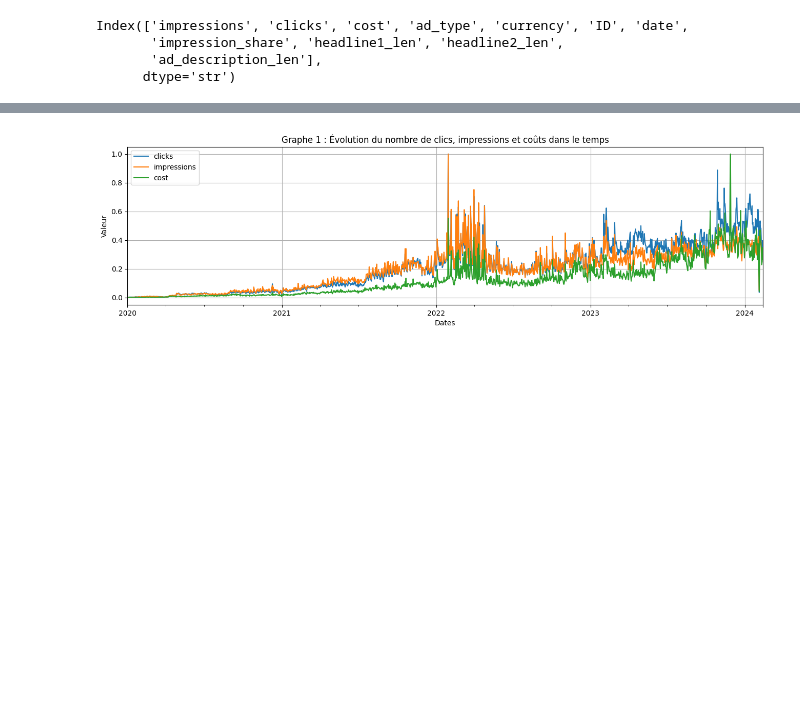
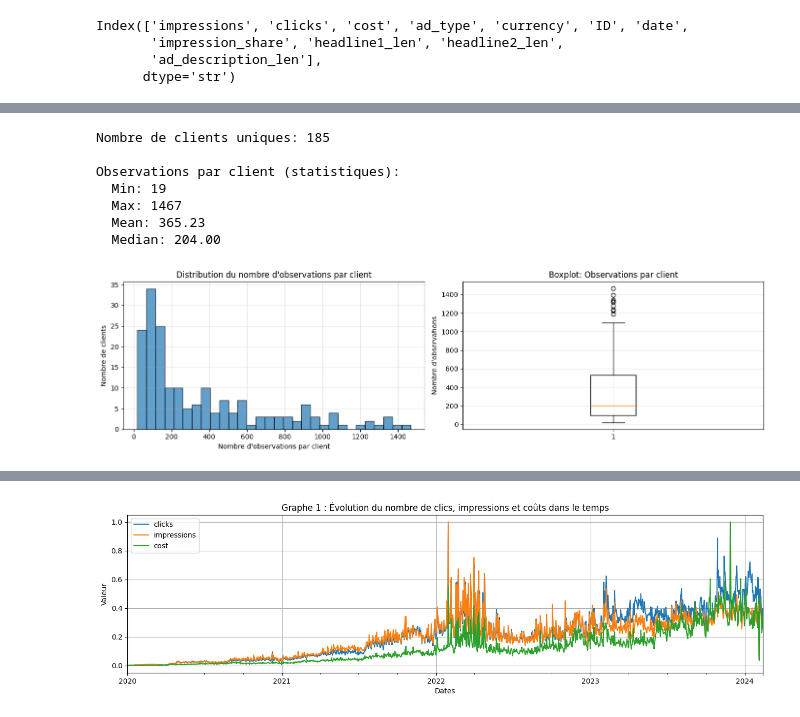
Before and after one commit to JOREL531/projet_deep_learning, a Jupyter notebook: src/notebook.ipynb, the cells around one changed output, grey strips where cells are left out. Saved outputs shown, nothing was run; the diff lists cells and outputs as text; code cells hidden in the pictures; blank space fills up the shorter version.

```diff
--- a/src/notebook.ipynb
+++ b/src/notebook.ipynb
@@ -104,0 +158,39 @@ Index(['impressions', 'clicks', 'cost', 'ad_type', 'currency', 'ID', 'date',
+# %%
+# On analyse des clients uniques et leurs couverture temporelle
+df_nclient = df_train.groupby(["date", "ID"]).size().reset_index(name="count")
+n_clients = df_nclient['ID'].nunique()
+print(f"Nombre de clients uniques: {n_clients}")
+
+# Statistiques du nombre d'observations par client
+obs_per_client = df_nclient.groupby('ID').size()
+print(f"\nObservations par client (statistiques):")
+print(f"  Min: {obs_per_client.min()}")
+print(f"  Max: {obs_per_client.max()}")
+print(f"  Mean: {obs_per_client.mean():.2f}")
+print(f"  Median: {obs_per_client.median():.2f}")
+
+# Graphe de distribution par client selon le nombre d'observation (nombre de dates)
+plt.figure(figsize=(14, 4))
+plt.subplot(1, 2, 1)
+plt.hist(obs_per_client, bins=30, edgecolor='black', alpha=0.7)
+plt.xlabel("Nombre d'observations par client")
+plt.ylabel("Nombre de clients")
+plt.title("Distribution du nombre d'observations par client")
+plt.grid(True, alpha=0.3)
+
+plt.subplot(1, 2, 2)
+plt.boxplot(obs_per_client)
+plt.ylabel("Nombre d'observations")
+plt.title("Boxplot: Observations par client")
+plt.grid(True, alpha=0.3)
+plt.tight_layout()
+plt.show()
+# %% [output]
+Nombre de clients uniques: 185
+
+Observations par client (statistiques):
+  Min: 19
+  Max: 1467
+  Mean: 365.23
+  Median: 204.00
+[figure, added]
```
Also changed, not shown: parts of 30 cells of this notebook, 5 other files.
